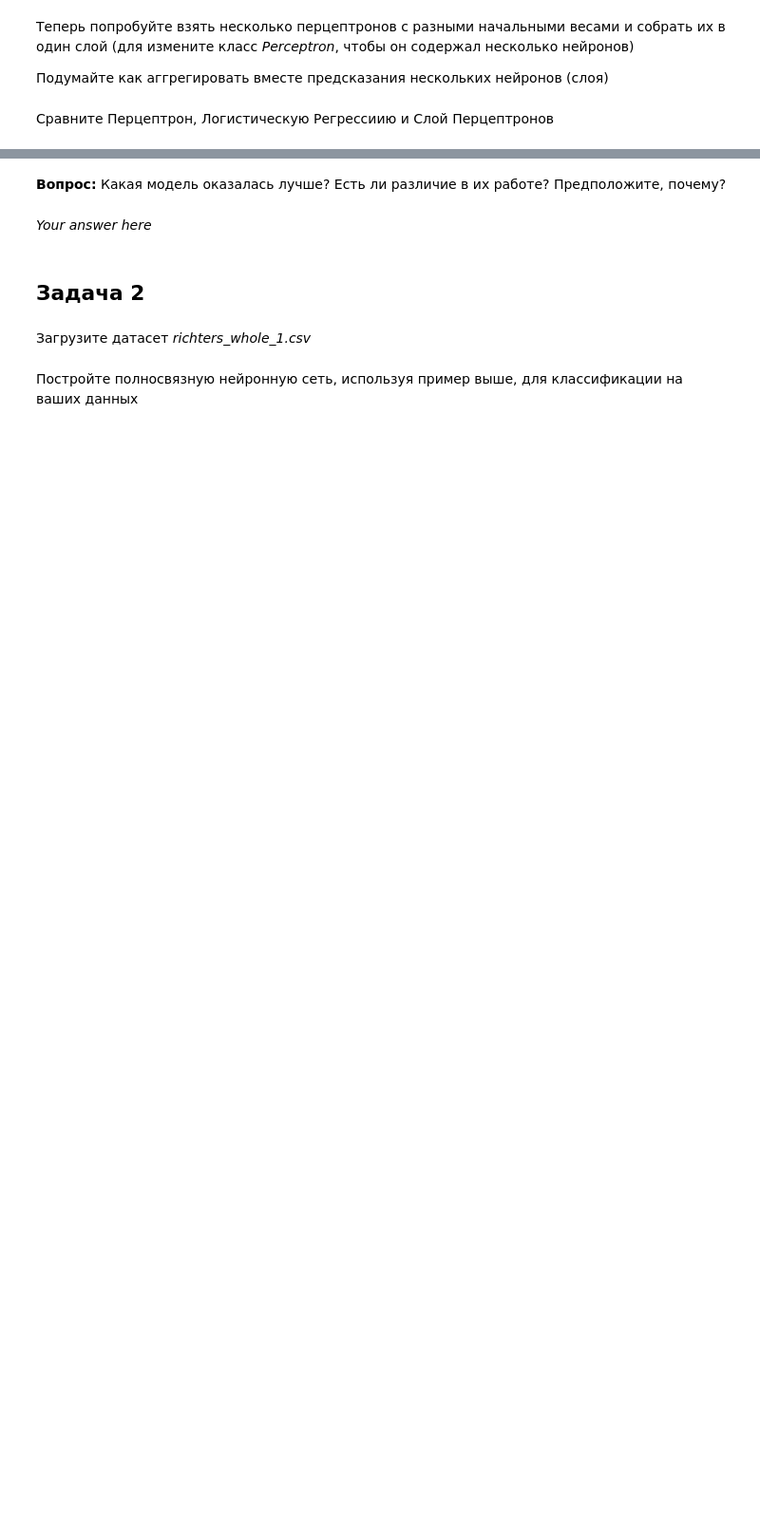
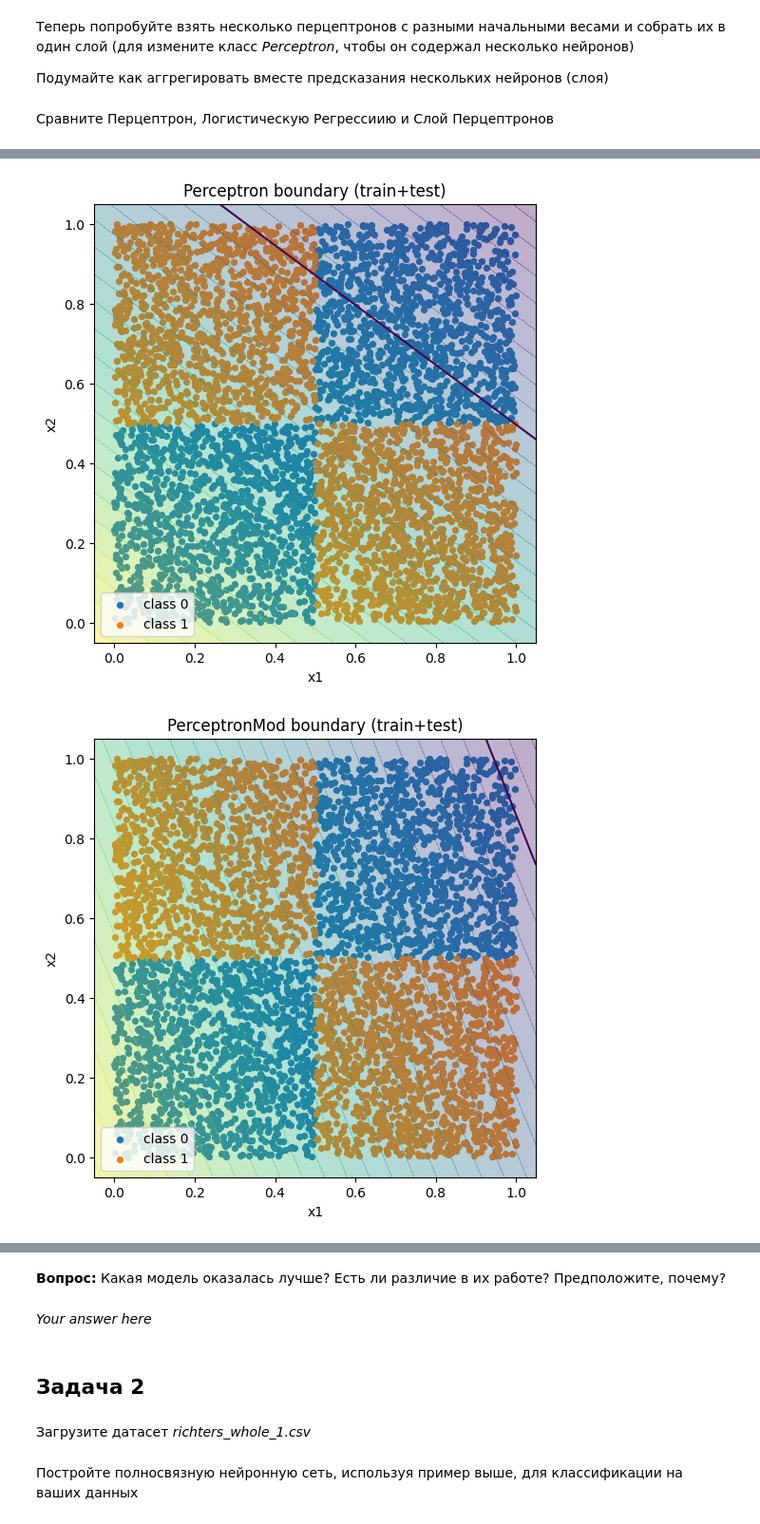
Before and after one commit to Saharochekl/FSR_ML, a Jupyter notebook: hometasks/Theme 10/Sem10_01.ipynb, the cells around one changed output, grey strips where cells are left out. Shown at 95% size. Drawn from its saved outputs; the diff is of its cells as text; code cells hidden in the pictures; blank space fills up the shorter version.

```diff
--- a/hometasks/Theme 10/Sem10_01.ipynb
+++ b/hometasks/Theme 10/Sem10_01.ipynb
@@ -94,2 +244,35 @@ train_data.to(device)
+# %%
+criterion = nn.BCELoss()
+n_epochs = 10000
+
+n_hidden = 10
+model_PM = PerceptronMod(n_features=n_features, n_neurons=n_hidden,
+                        act_hidden=torch.tanh, act_out=torch.sigmoid)
+optimizer = torch.optim.SGD(model_PM.parameters(), lr=0.01)
+
+train_losses, test_losses = [], []
+train_accs, test_accs = [], []
+
+for epoch in range(n_epochs):
+    y_pred_train = model_PM.forward(X_train_t)
+    loss_train = criterion(y_pred_train, y_train_t)
+
+    optimizer.zero_grad()
+    loss_train.backward()
+    optimizer.step()
+
+    with torch.no_grad():
+        y_train_cls = (y_pred_train >= 0.5).float()
+        acc_train = (y_train_cls == y_train_t).float().mean().item()
+
+        y_pred_test = model_PM.forward(X_test_t)
+        loss_test = criterion(y_pred_test, y_test_t)
+        y_test_cls = (y_pred_test >= 0.5).float()
+        acc_test = (y_test_cls == y_test_t).float().mean().item()
+
+    train_losses.append(loss_train.item())
+    test_losses.append(loss_test.item())
+    train_accs.append(acc_train)
+    test_accs.append(acc_test)
 # %% [markdown]
 Сравните Перцептрон, Логистическую Регрессиию и Слой Перцептронов
@@ -97,0 +305,7 @@ train_data.to(device)
+# %%
+plot_boundary_torch(model, X, y, "Perceptron boundary (train+test)")
+plot_boundary_torch(model_PM, X, y, "PerceptronMod boundary (train+test)")
+plot_boundary_sklearn_proba(log_reg, X, y, "LogReg boundary (train+test)")
+# %% [output]
+[figure, added]
+[figure, added]
```
Also changed, not shown: parts of 31 cells of this notebook, 1 other file.
